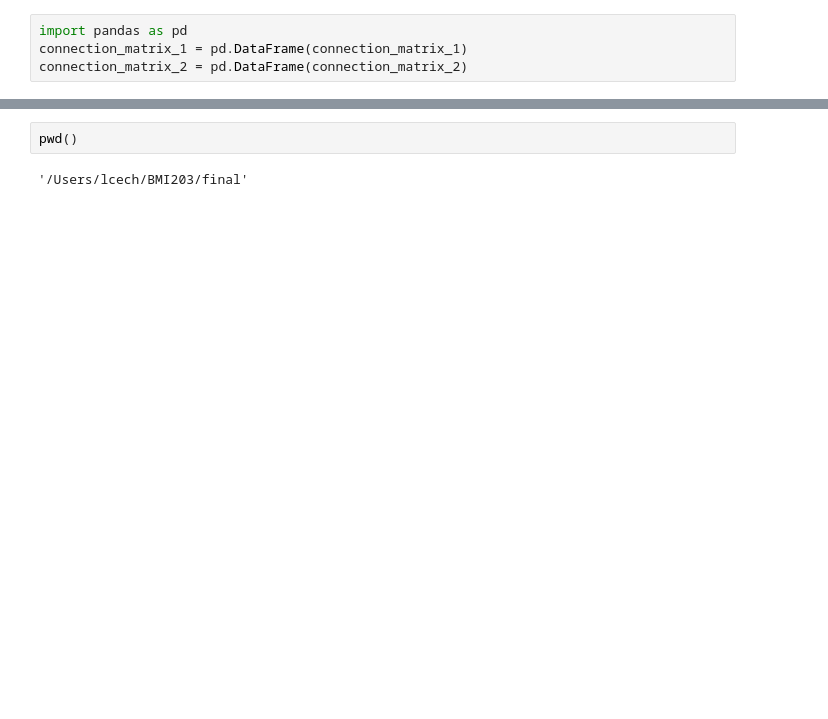
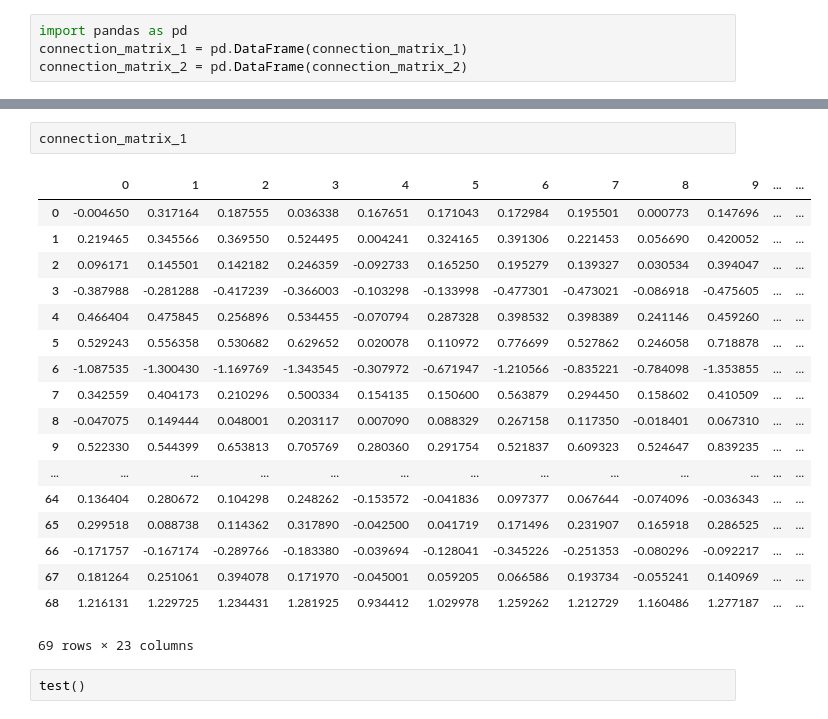
Before and after one commit to cechlauren/final, a Jupyter notebook: Helperfunctions.ipynb, the cells around one changed output, grey strips where cells are left out. Cells and saved outputs as stored; diff of their text form; blank space fills up the shorter version.

```diff
--- a/Helperfunctions.ipynb
+++ b/Helperfunctions.ipynb
@@ -562,7 +534,26 @@ SyntaxError: unexpected EOF while parsing (<ipython-input-16-fb1d75c0d1b7>, line
-# %%
-pwd()
-# %% [output]
-'/Users/lcech/BMI203/final'
+# %%
+connection_matrix_1
+# %% [output]
+|  | 0 | 1 | 2 | 3 | 4 | 5 | 6 | 7 | 8 | 9 | ... | ... |
+| 0 | -0.004650 | 0.317164 | 0.187555 | 0.036338 | 0.167651 | 0.171043 | 0.172984 | 0.195501 | 0.000773 | 0.147696 | ... | ... |
+| 1 | 0.219465 | 0.345566 | 0.369550 | 0.524495 | 0.004241 | 0.324165 | 0.391306 | 0.221453 | 0.056690 | 0.420052 | ... | ... |
+| 2 | 0.096171 | 0.145501 | 0.142182 | 0.246359 | -0.092733 | 0.165250 | 0.195279 | 0.139327 | 0.030534 | 0.394047 | ... | ... |
+| 3 | -0.387988 | -0.281288 | -0.417239 | -0.366003 | -0.103298 | -0.133998 | -0.477301 | -0.473021 | -0.086918 | -0.475605 | ... | ... |
+| 4 | 0.466404 | 0.475845 | 0.256896 | 0.534455 | -0.070794 | 0.287328 | 0.398532 | 0.398389 | 0.241146 | 0.459260 | ... | ... |
+| 5 | 0.529243 | 0.556358 | 0.530682 | 0.629652 | 0.020078 | 0.110972 | 0.776699 | 0.527862 | 0.246058 | 0.718878 | ... | ... |
+| 6 | -1.087535 | -1.300430 | -1.169769 | -1.343545 | -0.307972 | -0.671947 | -1.210566 | -0.835221 | -0.784098 | -1.353855 | ... | ... |
+| 7 | 0.342559 | 0.404173 | 0.210296 | 0.500334 | 0.154135 | 0.150600 | 0.563879 | 0.294450 | 0.158602 | 0.410509 | ... | ... |
+| 8 | -0.047075 | 0.149444 | 0.048001 | 0.203117 | 0.007090 | 0.088329 | 0.267158 | 0.117350 | -0.018401 | 0.067310 | ... | ... |
+| 9 | 0.522330 | 0.544399 | 0.653813 | 0.705769 | 0.280360 | 0.291754 | 0.521837 | 0.609323 | 0.524647 | 0.839235 | ... | ... |
+| ... | ... | ... | ... | ... | ... | ... | ... | ... | ... | ... | ... | ... |
+| 64 | 0.136404 | 0.280672 | 0.104298 | 0.248262 | -0.153572 | -0.041836 | 0.097377 | 0.067644 | -0.074096 | -0.036343 | ... | ... |
+| 65 | 0.299518 | 0.088738 | 0.114362 | 0.317890 | -0.042500 | 0.041719 | 0.171496 | 0.231907 | 0.165918 | 0.286525 | ... | ... |
+| 66 | -0.171757 | -0.167174 | -0.289766 | -0.183380 | -0.039694 | -0.128041 | -0.345226 | -0.251353 | -0.080296 | -0.092217 | ... | ... |
+| 67 | 0.181264 | 0.251061 | 0.394078 | 0.171970 | -0.045001 | 0.059205 | 0.066586 | 0.193734 | -0.055241 | 0.140969 | ... | ... |
+| 68 | 1.216131 | 1.229725 | 1.234431 | 1.281925 | 0.934412 | 1.029978 | 1.259262 | 1.212729 | 1.160486 | 1.277187 | ... | ... |
+69 rows × 23 columns
+# %%
+test()
 # %%
 ls
 # %% [output]
```
Also changed, not shown: parts of 6 cells of this notebook, 3 other files.
